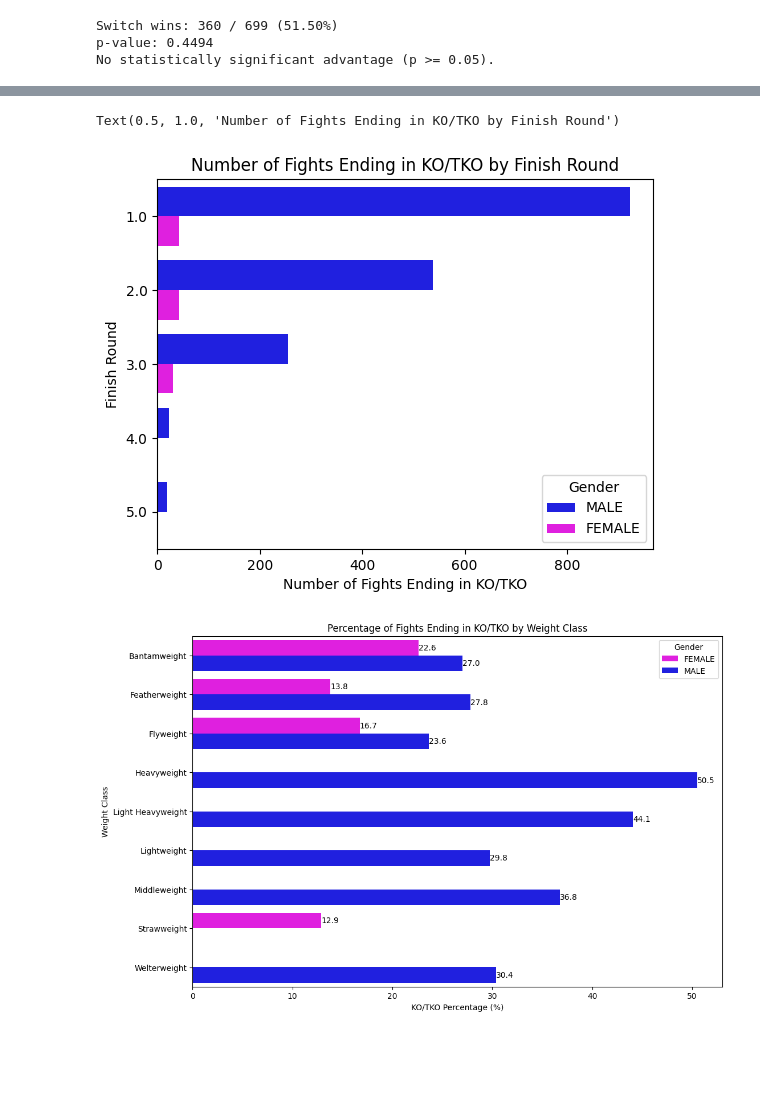
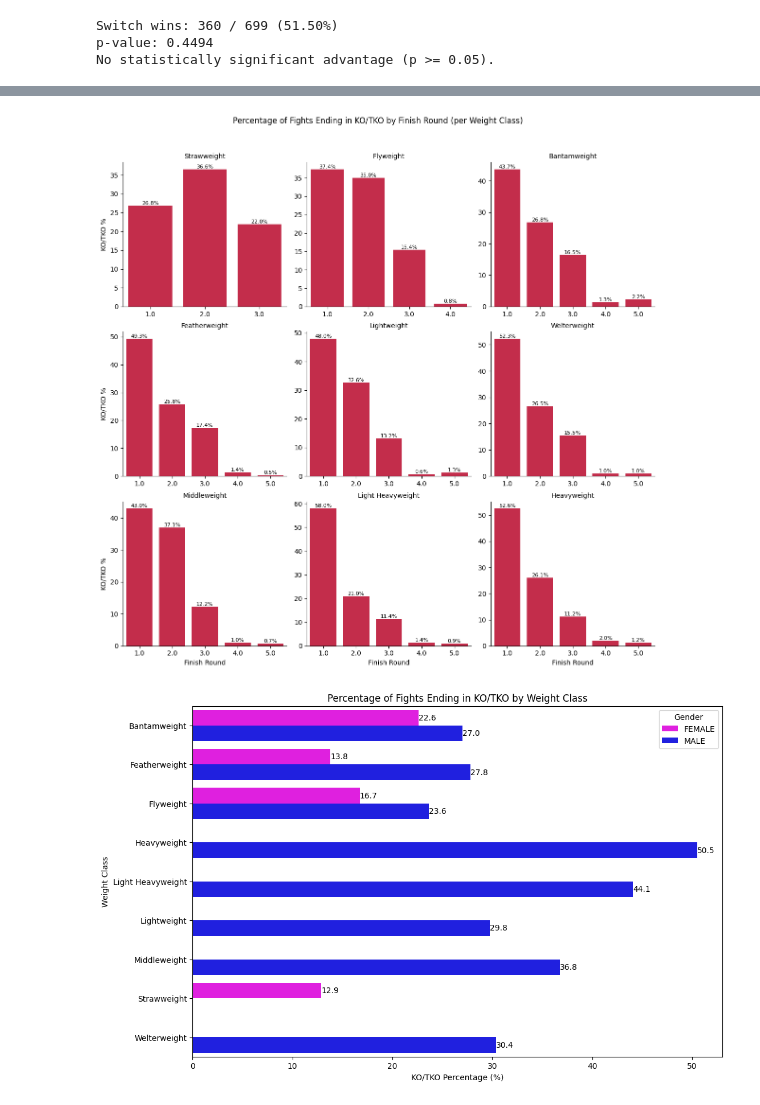
Before and after one commit to jmanlang/ufc-data-analysis, a Jupyter notebook: analysis.ipynb, the cells around one changed output, grey strips where cells are left out. Drawn from its saved outputs; the diff is of its cells as text; code cells hidden in the pictures; blank space fills up the shorter version.

```diff
--- a/analysis.ipynb
+++ b/analysis.ipynb
@@ -323,21 +373,33 @@ No statistically significant advantage (p >= 0.05).
 analysis_df_no_catch = analysis_df[analysis_df['WeightClass'] != 'Catch Weight']
 # %%
-# All fights ending in KO/TKO
-ko_fights = analysis_df[analysis_df['Finish'] == 'KO/TKO']
+# Calculate percentage of KO/TKO by finish round for each weight class
+ko_fights = analysis_df_no_catch[analysis_df['Finish'] == 'KO/TKO']
 
-sns.countplot(
-    data=ko_fights,
-    y='FinishRound',
-    hue='Gender',
-    palette={'MALE': 'blue', 'FEMALE': 'magenta'}
-)
+# Count KO/TKO per round per weight class
+ko_counts = ko_fights.groupby(['WeightClass', 'FinishRound']).size().reset_index(name='KO_Count')
 
-plt.xlabel('Number of Fights Ending in KO/TKO')
-plt.ylabel('Finish Round')
-plt.title('Number of Fights Ending in KO/TKO by Finish Round')
+# Total KO/TKO per weight class
+total_ko_per_class = ko_fights.groupby('WeightClass').size().reset_index(name='Total_KO')
+
+ko_counts = ko_counts.merge(total_ko_per_class, on='WeightClass')
+ko_counts['Percent'] = ko_counts['KO_Count'] / ko_counts['Total_KO'] * 100
+
+class_order = ['Strawweight', 'Flyweight', 'Bantamweight', 'Featherweight',
+               'Lightweight', 'Welterweight', 'Middleweight', 'Light Heavyweight', 'Heavyweight']
+
+g = sns.FacetGrid(ko_counts, col='WeightClass', col_order=class_order, col_wrap=3, sharex=False, sharey=False, height=4)
+g.map_dataframe(sns.barplot, x='FinishRound', y='Percent', color='crimson')
+g.set_axis_labels("Finish Round", "KO/TKO %")
+g.set_titles("{col_name}")
+for ax in g.axes.flatten():
+    for p in ax.patches:
+        ax.annotate(f"{p.get_height():.1f}%", (p.get_x() + p.get_width() / 2, p.get_height()),
+                    ha='center', va='bottom', fontsize=8)
+plt.subplots_adjust(top=0.9)
+g.fig.suptitle("Percentage of Fights Ending in KO/TKO by Finish Round (per Weight Class)")
+plt.show()
 # %% [output]
-Text(0.5, 1.0, 'Number of Fights Ending in KO/TKO by Finish Round')
-[figure, old version]
+[figure, new version]
 # %%
 # Calculate total fights per weight class and gender
 total_fights_per_class_gender = analysis_df_no_catch.groupby(['WeightClass', 'Gender']).size()
```
Also changed, not shown: parts of 18 cells of this notebook.
